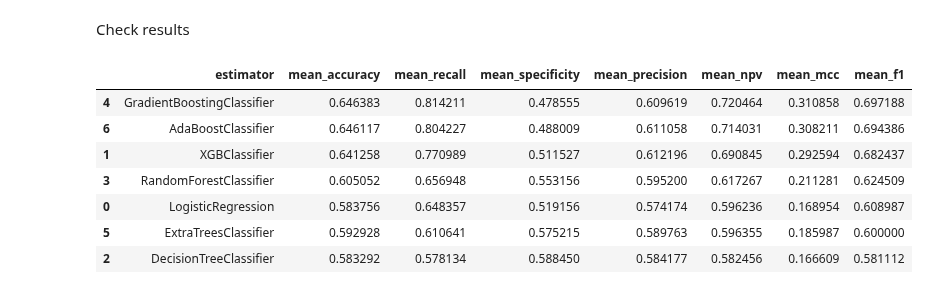
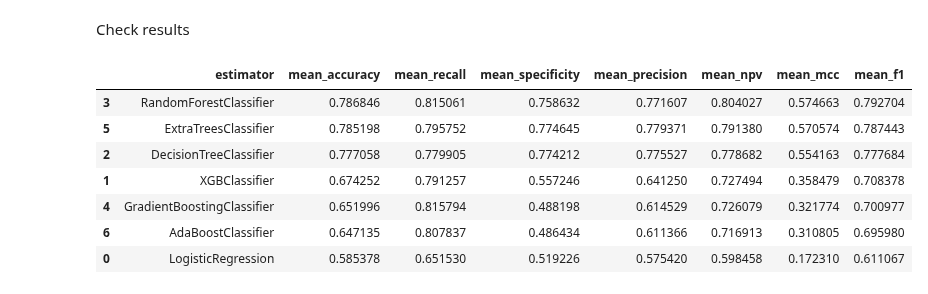
Before and after one commit to pswhdev/ivf-success-predictor, a Jupyter notebook: jupyter_notebooks/05 - Modeling and Evaluation Predict Success.ipynb, the cells around one changed output. Drawn from its saved outputs; the diff is of its cells as text; code cells hidden in the pictures.

```diff
--- a/jupyter_notebooks/05 - Modeling and Evaluation Predict Success.ipynb
+++ b/jupyter_notebooks/05 - Modeling and Evaluation Predict Success.ipynb
@@ -719,7 +651,0 @@ Use RandomUnderSampler to balance Train Set target
-# %%
-from imblearn.under_sampling import RandomUnderSampler
-
-undersample = RandomUnderSampler(sampling_strategy='majority', random_state=0)
-X_train, y_train = undersample.fit_resample(X_train, y_train)
-
-print(X_train.shape, y_train.shape, X_test.shape, y_test.shape)
@@ -728,3 +801,5 @@ print(X_train.shape, y_train.shape, X_test.shape, y_test.shape)
+# %%
+X_train, y_train = sub_X[best_dataset_index], sub_y[best_dataset_index]
 # %% [markdown]
 Check Train Set Target distribution after resampling
 # %%
@@ -855,14 +917,14 @@ Completed GridSearchCV for AdaBoostClassifier. Best parameters: {}
 Check results
 # %%
 # Get the results and sort by the F1 score
-grid_search_summary, grid_search_pipelines = search.score_summary(sort_by='f1')
+grid_search_summary, grid_search_pipelines = search.score_summary(sort_by='f1', scoring=scoring)
 grid_search_summary
 # %% [output]
 |  | estimator | mean_accuracy | mean_recall | mean_specificity | mean_precision | mean_npv | mean_mcc | mean_f1 |
-| 4 | GradientBoostingClassifier | 0.646383 | 0.814211 | 0.478555 | 0.609619 | 0.720464 | 0.310858 | 0.697188 |
-| 6 | AdaBoostClassifier | 0.646117 | 0.804227 | 0.488009 | 0.611058 | 0.714031 | 0.308211 | 0.694386 |
-| 1 | XGBClassifier | 0.641258 | 0.770989 | 0.511527 | 0.612196 | 0.690845 | 0.292594 | 0.682437 |
-| 3 | RandomForestClassifier | 0.605052 | 0.656948 | 0.553156 | 0.595200 | 0.617267 | 0.211281 | 0.624509 |
-| 0 | LogisticRegression | 0.583756 | 0.648357 | 0.519156 | 0.574174 | 0.596236 | 0.168954 | 0.608987 |
-| 5 | ExtraTreesClassifier | 0.592928 | 0.610641 | 0.575215 | 0.589763 | 0.596355 | 0.185987 | 0.600000 |
-| 2 | DecisionTreeClassifier | 0.583292 | 0.578134 | 0.588450 | 0.584177 | 0.582456 | 0.166609 | 0.581112 |
+| 3 | RandomForestClassifier | 0.786846 | 0.815061 | 0.758632 | 0.771607 | 0.804027 | 0.574663 | 0.792704 |
+| 5 | ExtraTreesClassifier | 0.785198 | 0.795752 | 0.774645 | 0.779371 | 0.791380 | 0.570574 | 0.787443 |
+| 2 | DecisionTreeClassifier | 0.777058 | 0.779905 | 0.774212 | 0.775527 | 0.778682 | 0.554163 | 0.777684 |
+| 1 | XGBClassifier | 0.674252 | 0.791257 | 0.557246 | 0.641250 | 0.727494 | 0.358479 | 0.708378 |
+| 4 | GradientBoostingClassifier | 0.651996 | 0.815794 | 0.488198 | 0.614529 | 0.726079 | 0.321774 | 0.700977 |
+| 6 | AdaBoostClassifier | 0.647135 | 0.807837 | 0.486434 | 0.611366 | 0.716913 | 0.310805 | 0.695980 |
+| 0 | LogisticRegression | 0.585378 | 0.651530 | 0.519226 | 0.575420 | 0.598458 | 0.172310 | 0.611067 |
```
Also changed, not shown: parts of 16 cells of this notebook.
